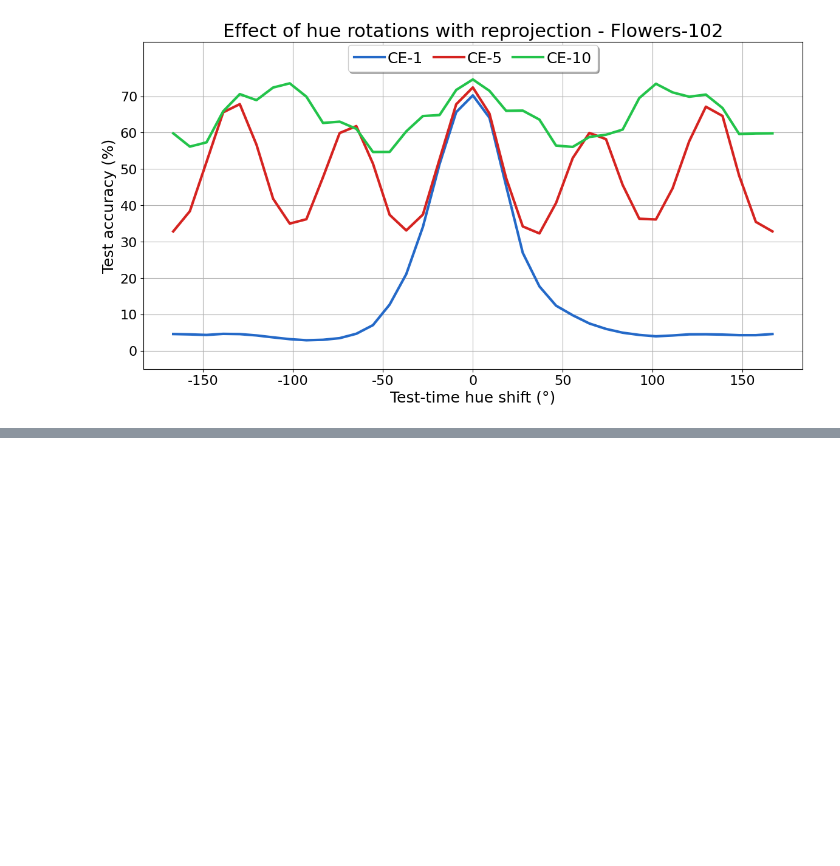
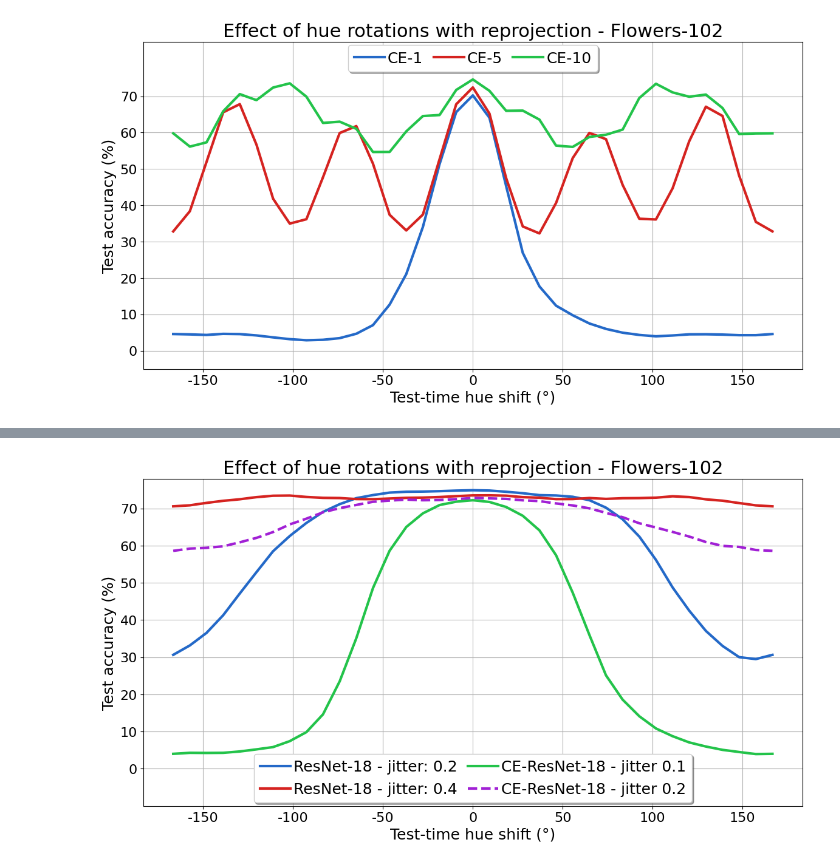
Before and after one commit to ArcovanBreda/CEConvDL2, a Jupyter notebook: CEConv/Arcos_notebook.ipynb, the cells around one changed output, grey strips where cells are left out. Cells and saved outputs as stored; diff of their text form; code cells hidden in the pictures; blank space fills up the shorter version.

```diff
--- a/CEConv/Arcos_notebook.ipynb
+++ b/CEConv/Arcos_notebook.ipynb
@@ -120,0 +59,5 @@ wandb: Find logs at: /home/arco/anaconda3/envs/CEConv3.10/lib/python3.10/site-pa
+# %%
+from utils import jitter_plot
+jitter_plot()
+# %% [output]
+[figure, added]
```
Also changed, not shown: parts of 9 cells of this notebook, 7 other files.
